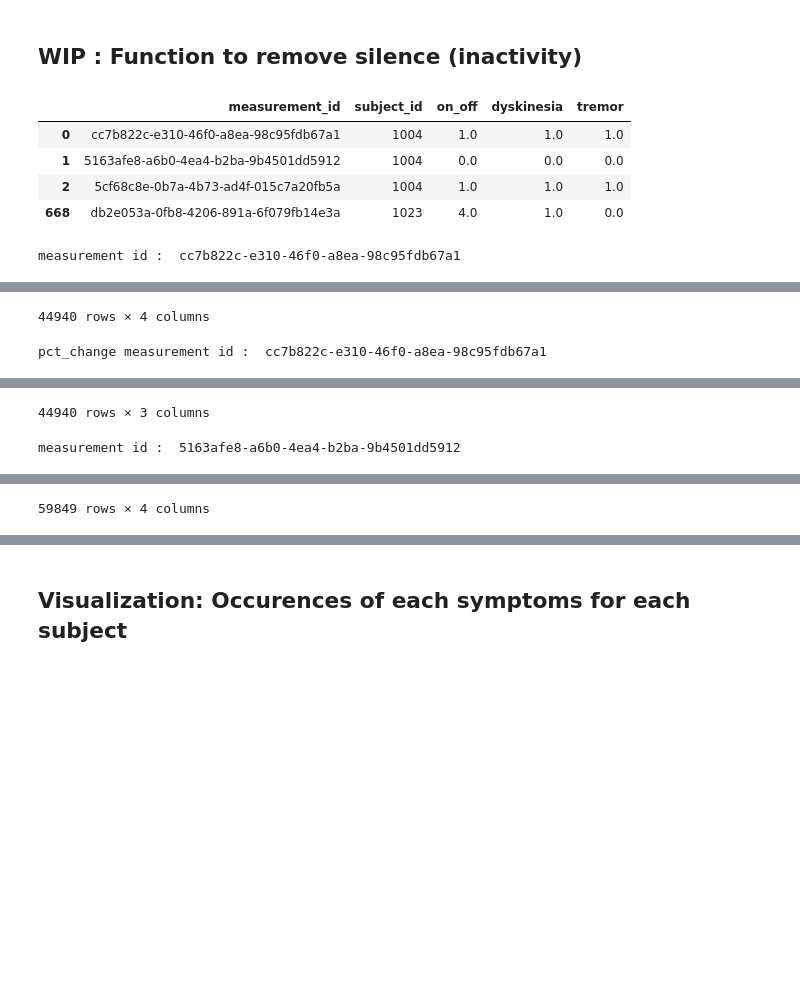
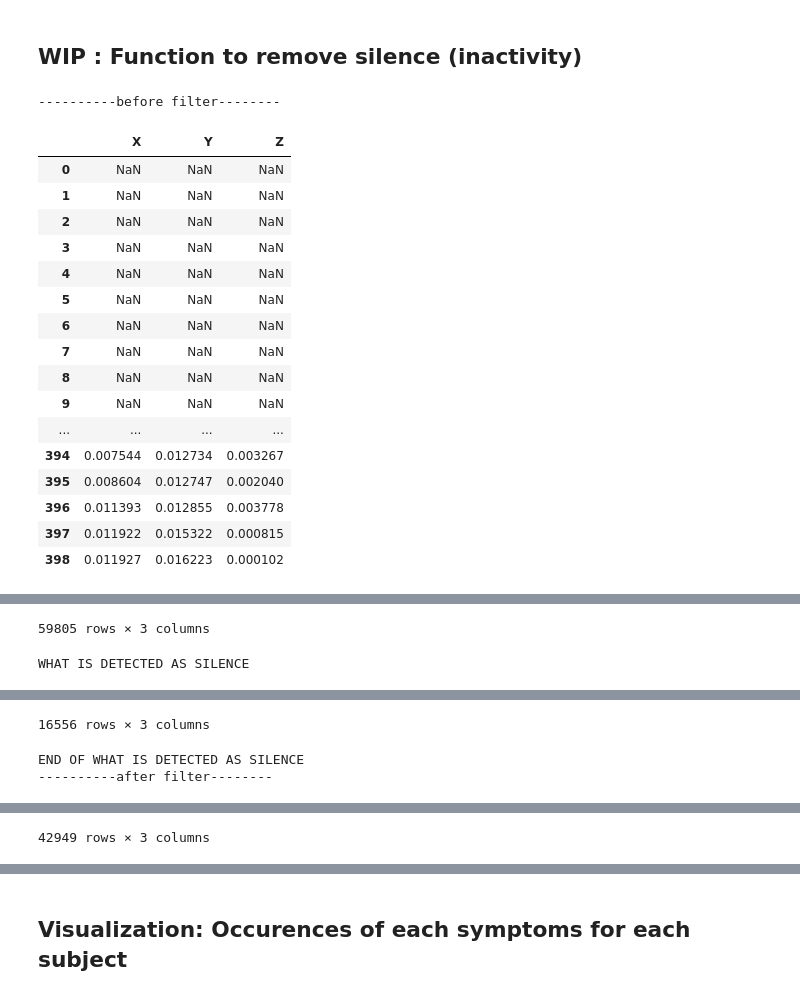
Before and after one commit to Mymoza/BeatPD-CLSP-JHU, a Jupyter notebook: analyze_data.ipynb, the cells around one changed output, grey strips where cells are left out. Cells and saved outputs as stored; diff of their text form; code cells hidden in the pictures; blank space fills up the shorter version.

Commit message:
debugging inactivity removal -- many prints

```diff
--- a/analyze_data.ipynb
+++ b/analyze_data.ipynb
@@ -181,10 +182,10 @@ data_type='cis'
 
 # TODO: explain
 path_train_data, df_train_label = define_data_type(data_type=data_type)
-display(df_train_label)
+#display(df_train_label)
 # List of interesting measurement id we want to look at
-list_measurement_id=[#'ab5287f4-8261-47ad-8ff2-22b5fe5d246e',
-'db2e053a-0fb8-4206-891a-6f079fb14e3a']#,
+#list_measurement_id=[#'ab5287f4-8261-47ad-8ff2-22b5fe5d246e',
+#'db2e053a-0fb8-4206-891a-6f079fb14e3a']#,
 # 'ef5b1267-c212-46c5-aab0-4f4437bc6c67',
 # '4ec74fb9-7347-435d-83dc-79ad74c3bc49',
 # '8e8539ad-8841-476b-b15c-888ce3461989',
@@ -194,19 +195,29 @@ list_measurement_id=[#'ab5287f4-8261-47ad-8ff2-22b5fe5d246e',
 # 'e0441156-c4b8-467c-8f4f-3b532d594d8f',
 # '464ac314-6c4b-4c4a-957c-28a2339150d6']
 
+list_measurement_id=['5cf68c8e-0b7a-4b73-ad4f-015c7a20fb5a',
+                     'cc7b822c-e310-46f0-a8ea-98c95fdb67a1',
+                     '5163afe8-a6b0-4ea4-b2ba-9b4501dd5912',
+                    'db2e053a-0fb8-4206-891a-6f079fb14e3a',
+                    '2d852742-10a9-4c56-9f38-779f2cd66879',
+                    '2e3a4c9c-ff01-4a28-bfcf-ce9b7633a39d', # no silence should be removed
+                    '3cf49c01-0499-4bad-9167-67691711204a',# no silence should be removed PAS LA??
+                    '3d0f965c-9d72-43d1-9369-1ea3acf963cc', # PAS LA ???
+                    '4b269cc2-8f0c-4816-adbf-10c0069b8833',
+                    '4bc51b90-bfce-4231-85e1-5de3b4bc0745',
+                    '4fc3c295-857f-4920-8fa5-f21bfdc7ab4f'] #bit of inactivity in the middle]
+
+
 # Filter df_train_label according to the measurement_id we are most interested in
 df_train_label = interesting_patients(df_train_label=df_train_label, list_measurement_id=list_measurement_id)
 
 # Display filtered df_train_label
-#display(df_train_label)
+display(df_train_label)
+
+#path_no_silence_data = remove_silence(df_train_label)
 
 # Plot the accelerometer data
 plot_accelerometer(data_type=data_type, path_accelerometer_plots=path_save_accelerometer_plots)
-
-path_no_silence_data = remove_silence(df_train_label)
-
-# Plot the accelerometer data
-plot_accelerometer(data_type=data_type, path_accelerometer_plots=path_save_accelerometer_plots, path_silence=path_no_silence_data)
 # %% [output]
 |  | measurement_id | subject_id | on_off | dyskinesia | tremor |
 | 0 | cc7b822c-e310-46f0-a8ea-98c95fdb67a1 | 1004 | 1.0 | 1.0 | 1.0 |
@@ -325,24 +323,45 @@ def remove_silence(df_train_label, data_real_subtype=''):
 # %%
 data_type='cis'
 
 # TODO: explain
 path_train_data, df_train_label = define_data_type(data_type=data_type)
 
-list_measurement_id=['5cf68c8e-0b7a-4b73-ad4f-015c7a20fb5a',
-                     'cc7b822c-e310-46f0-a8ea-98c95fdb67a1',
-                     '5163afe8-a6b0-4ea4-b2ba-9b4501dd5912',
-                    'db2e053a-0fb8-4206-891a-6f079fb14e3a']
+# list_measurement_id=['5cf68c8e-0b7a-4b73-ad4f-015c7a20fb5a',
+#                      'cc7b822c-e310-46f0-a8ea-98c95fdb67a1',
+#                      '5163afe8-a6b0-4ea4-b2ba-9b4501dd5912',
+#                     'db2e053a-0fb8-4206-891a-6f079fb14e3a',
+#                     '2d852742-10a9-4c56-9f38-779f2cd66879',
+#                     '2e3a4c9c-ff01-4a28-bfcf-ce9b7633a39d', # no silence should be removed
+#                     '3cf49c01-0499-4bad-9167-67691711204a',# no silence should be removed
+#                     '3d0f965c-9d72-43d1-9369-1ea3acf963cc',
+#                     '4b269cc2-8f0c-4816-adbf-10c0069b8833',
+#                     '4bc51b90-bfce-4231-85e1-5de3b4bc0745',
+#                     '4fc3c295-857f-4920-8fa5-f21bfdc7ab4f'] #bit of inactivity in the middle]
+
+list_measurement_id=['5cf68c8e-0b7a-4b73-ad4f-015c7a20fb5a']
 
 df_train_label = interesting_patients(df_train_label=df_train_label, list_measurement_id=list_measurement_id)
 
 path_no_silence_data = remove_silence(df_train_label)
 
 # Plot the accelerometer data
 plot_accelerometer(data_type=data_type, path_accelerometer_plots=path_save_accelerometer_plots, path_silence=path_no_silence_data)
 # %% [output]
+----------before filter--------
-|  | measurement_id | subject_id | on_off | dyskinesia | tremor |
-| 0 | cc7b822c-e310-46f0-a8ea-98c95fdb67a1 | 1004 | 1.0 | 1.0 | 1.0 |
-| 1 | 5163afe8-a6b0-4ea4-b2ba-9b4501dd5912 | 1004 | 0.0 | 0.0 | 0.0 |
-| 2 | 5cf68c8e-0b7a-4b73-ad4f-015c7a20fb5a | 1004 | 1.0 | 1.0 | 1.0 |
-| 668 | db2e053a-0fb8-4206-891a-6f079fb14e3a | 1023 | 4.0 | 1.0 | 0.0 |
+|  | X | Y | Z |
+| 0 | NaN | NaN | NaN |
+| 1 | NaN | NaN | NaN |
+| 2 | NaN | NaN | NaN |
+| 3 | NaN | NaN | NaN |
+| 4 | NaN | NaN | NaN |
+| 5 | NaN | NaN | NaN |
+| 6 | NaN | NaN | NaN |
+| 7 | NaN | NaN | NaN |
+| 8 | NaN | NaN | NaN |
+| 9 | NaN | NaN | NaN |
+| ... | ... | ... | ... |
+| 394 | 0.007544 | 0.012734 | 0.003267 |
+| 395 | 0.008604 | 0.012747 | 0.002040 |
+| 396 | 0.011393 | 0.012855 | 0.003778 |
+| 397 | 0.011922 | 0.015322 | 0.000815 |
+| 398 | 0.011927 | 0.016223 | 0.000102 |
-measurement id :  cc7b822c-e310-46f0-a8ea-98c95fdb67a1
@@ -366,2 +368,2 @@ measurement id :  cc7b822c-e310-46f0-a8ea-98c95fdb67a1
-44940 rows × 4 columns
+59805 rows × 3 columns
-pct_change measurement id :  cc7b822c-e310-46f0-a8ea-98c95fdb67a1
+WHAT IS DETECTED AS SILENCE
@@ -385,2 +387,3 @@ pct_change measurement id :  cc7b822c-e310-46f0-a8ea-98c95fdb67a1
-44940 rows × 3 columns
+16556 rows × 3 columns
-measurement id :  5163afe8-a6b0-4ea4-b2ba-9b4501dd5912
+END OF WHAT IS DETECTED AS SILENCE
+----------after filter--------
@@ -404 +407 @@ measurement id :  5163afe8-a6b0-4ea4-b2ba-9b4501dd5912
-59849 rows × 4 columns
+42949 rows × 3 columns
```
Also changed, not shown: parts of 5 cells of this notebook.
